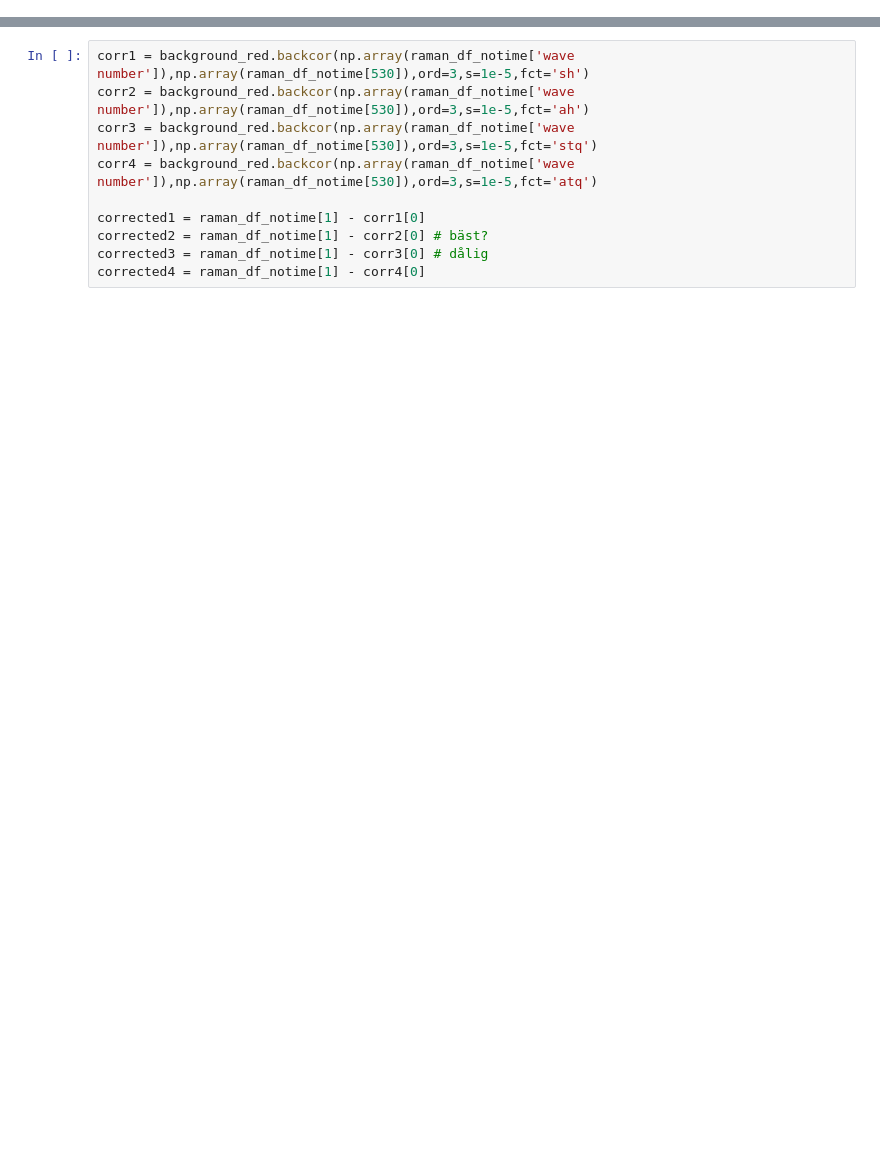
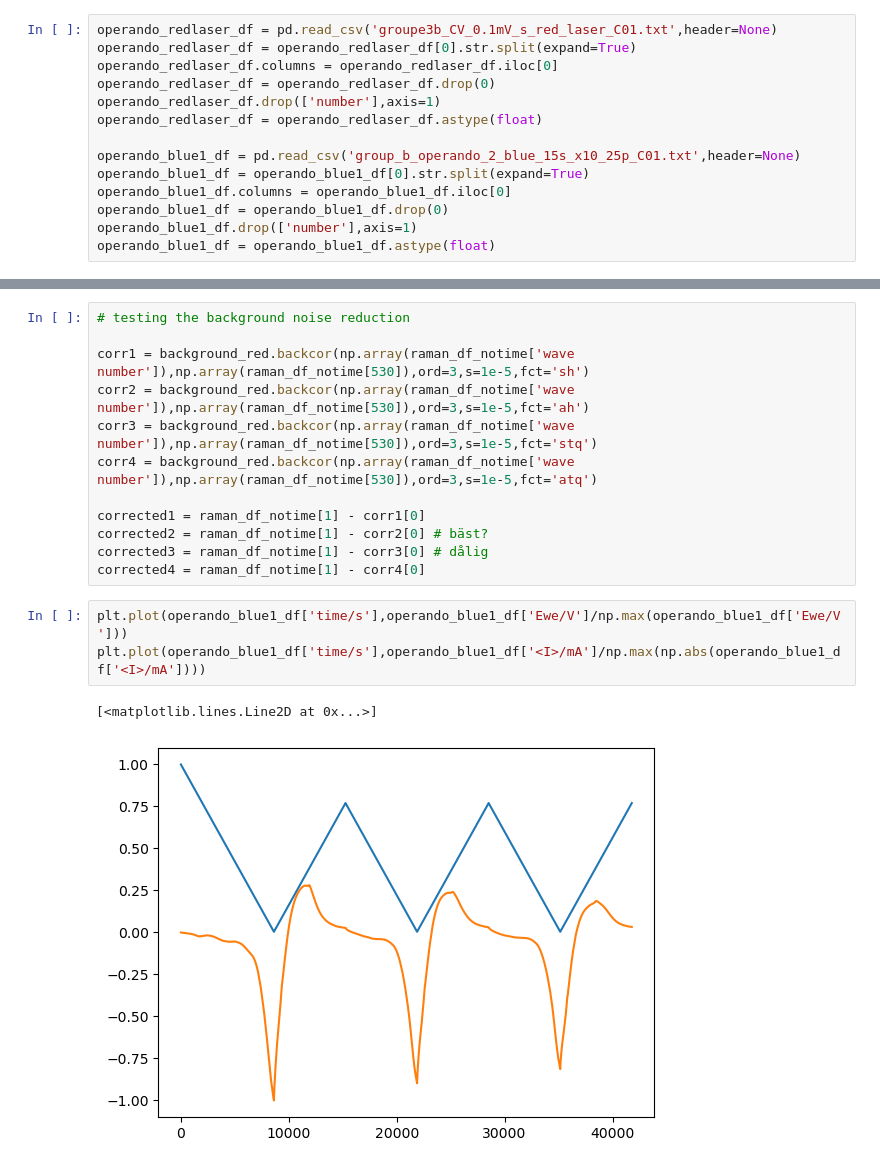
Before and after one commit to larven98/expfys3, a Jupyter notebook: background_ramanpeak_stuff.ipynb, the cells around one changed output, grey strips where cells are left out. Cells and saved outputs as stored; diff of their text form; blank space fills up the shorter version.

```diff
--- a/background_ramanpeak_stuff.ipynb
+++ b/background_ramanpeak_stuff.ipynb
@@ -22 +31,15 @@ mean_raman = (raman_df_notime.sum(axis=1) - raman_df_notime['wave number']) / ra
+# %%
+operando_redlaser_df = pd.read_csv('groupe3b_CV_0.1mV_s_red_laser_C01.txt',header=None)
+operando_redlaser_df = operando_redlaser_df[0].str.split(expand=True)
+operando_redlaser_df.columns = operando_redlaser_df.iloc[0]
+operando_redlaser_df = operando_redlaser_df.drop(0)
+operando_redlaser_df.drop(['number'],axis=1)
+operando_redlaser_df = operando_redlaser_df.astype(float)
+
+operando_blue1_df = pd.read_csv('group_b_operando_2_blue_15s_x10_25p_C01.txt',header=None)
+operando_blue1_df = operando_blue1_df[0].str.split(expand=True)
+operando_blue1_df.columns = operando_blue1_df.iloc[0]
+operando_blue1_df = operando_blue1_df.drop(0)
+operando_blue1_df.drop(['number'],axis=1)
+operando_blue1_df = operando_blue1_df.astype(float)
 # %%
@@ -30,6 +55,8 @@ corrected2 = raman_df_notime[1] - corr2[0] # bäst?
 corrected3 = raman_df_notime[1] - corr3[0] # dålig
 corrected4 = raman_df_notime[1] - corr4[0]
 # %%
+# testing the background noise reduction
+
 corr1 = background_red.backcor(np.array(raman_df_notime['wave number']),np.array(raman_df_notime[530]),ord=3,s=1e-5,fct='sh')
 corr2 = background_red.backcor(np.array(raman_df_notime['wave number']),np.array(raman_df_notime[530]),ord=3,s=1e-5,fct='ah')
 corr3 = background_red.backcor(np.array(raman_df_notime['wave number']),np.array(raman_df_notime[530]),ord=3,s=1e-5,fct='stq')
@@ -39,3 +66,9 @@ corrected1 = raman_df_notime[1] - corr1[0]
 corrected2 = raman_df_notime[1] - corr2[0] # bäst?
 corrected3 = raman_df_notime[1] - corr3[0] # dålig
 corrected4 = raman_df_notime[1] - corr4[0]
+# %%
+plt.plot(operando_blue1_df['time/s'],operando_blue1_df['Ewe/V']/np.max(operando_blue1_df['Ewe/V']))
+plt.plot(operando_blue1_df['time/s'],operando_blue1_df['<I>/mA']/np.max(np.abs(operando_blue1_df['<I>/mA'])))
+# %% [output]
+[<matplotlib.lines.Line2D at 0x...>]
+[figure, added]
```
Also changed, not shown: parts of 12 cells of this notebook.
